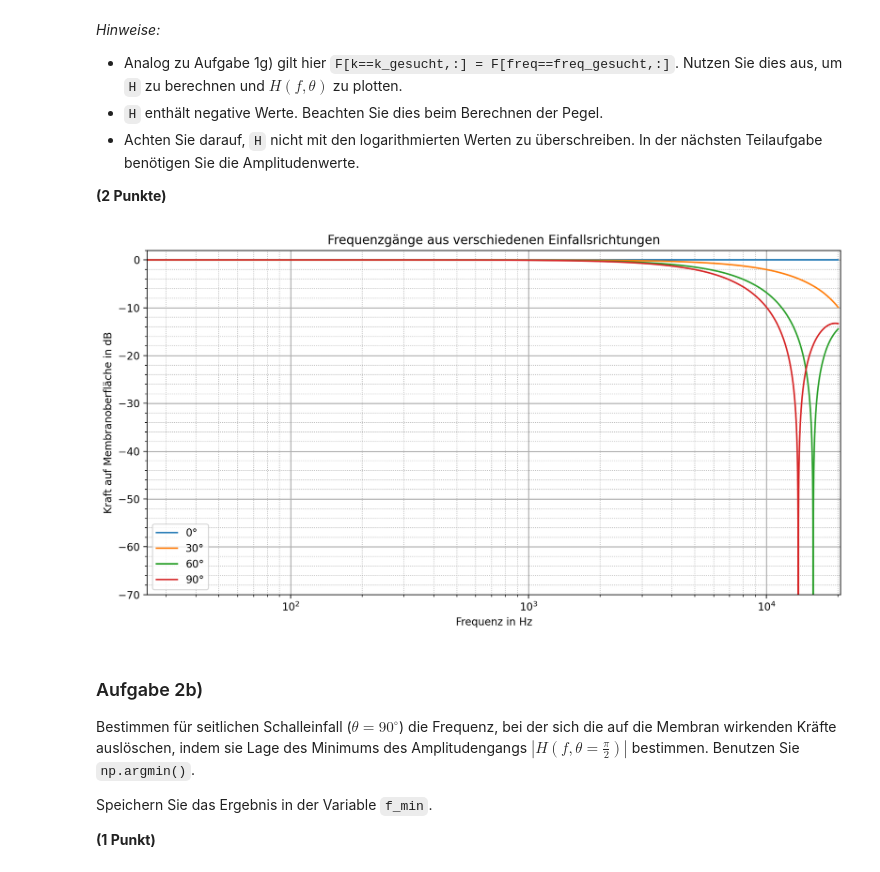
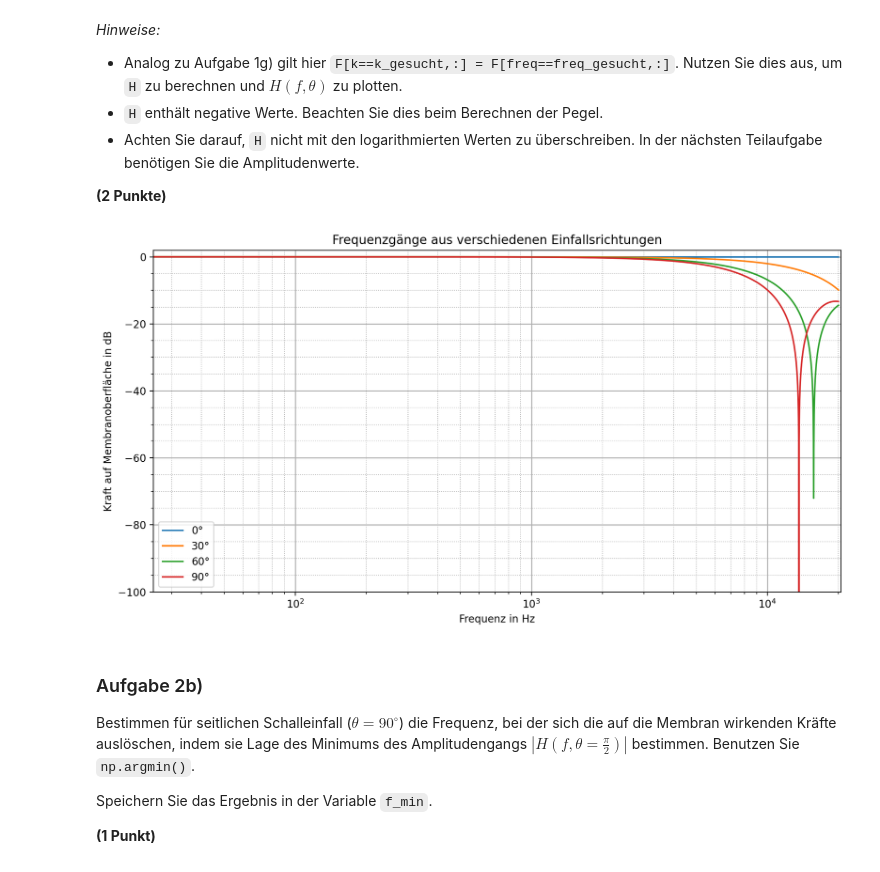
Before and after one commit to felixfla/Audiotechnik_HA2_Felix, a Jupyter notebook: Elektroakustik_HA2_Felix_02.ipynb, the cells around one changed output. Drawn from its saved outputs; the diff is of its cells as text; code cells hidden in the pictures.

```diff
--- a/Elektroakustik_HA2_Felix_02.ipynb
+++ b/Elektroakustik_HA2_Felix_02.ipynb
@@ -301,30 +302,30 @@ Visualisieren Sie die mit der frequenzabhängigen Richtcharakteristik einhergehe
 # %%
 # Fügen Sie hier Ihre Lösung ein:
 index_1000 = find_nearest_index(freq, 1000)
 H = F/F[index_1000,0]
 
 fig = plt.subplots(figsize=(12,6))
 
 winkel = [0, 30, 60, 90]
 for i in winkel:
     plt.semilogx(freq, 20*np.log10(np.abs(H[:,i])), label = f"{i}°")
 
 plt.grid()
 plt.minorticks_on()
 plt.grid(which='major', linestyle='-', linewidth=1)
 plt.grid(which='minor', linestyle=':', linewidth=0.7)
 plt.title("Frequenzgänge aus verschiedenen Einfallsrichtungen")
 plt.xlabel("Frequenz in Hz")
 plt.ylabel("Kraft auf Membranoberfläche in dB")
-plt.ylim(-70,2)
+plt.ylim(-100,2)
 plt.xlim(25,20500)
 plt.legend()
 
 
 # Ab hier nicht mehr bearbeiten.
 plt.show()
 # %% [output]
-[figure, old version]
+[figure, new version]
 # %% [markdown]
 ### Aufgabe 2b)
 
```
Also changed, not shown: parts of 3 cells of this notebook, 1 other file.
